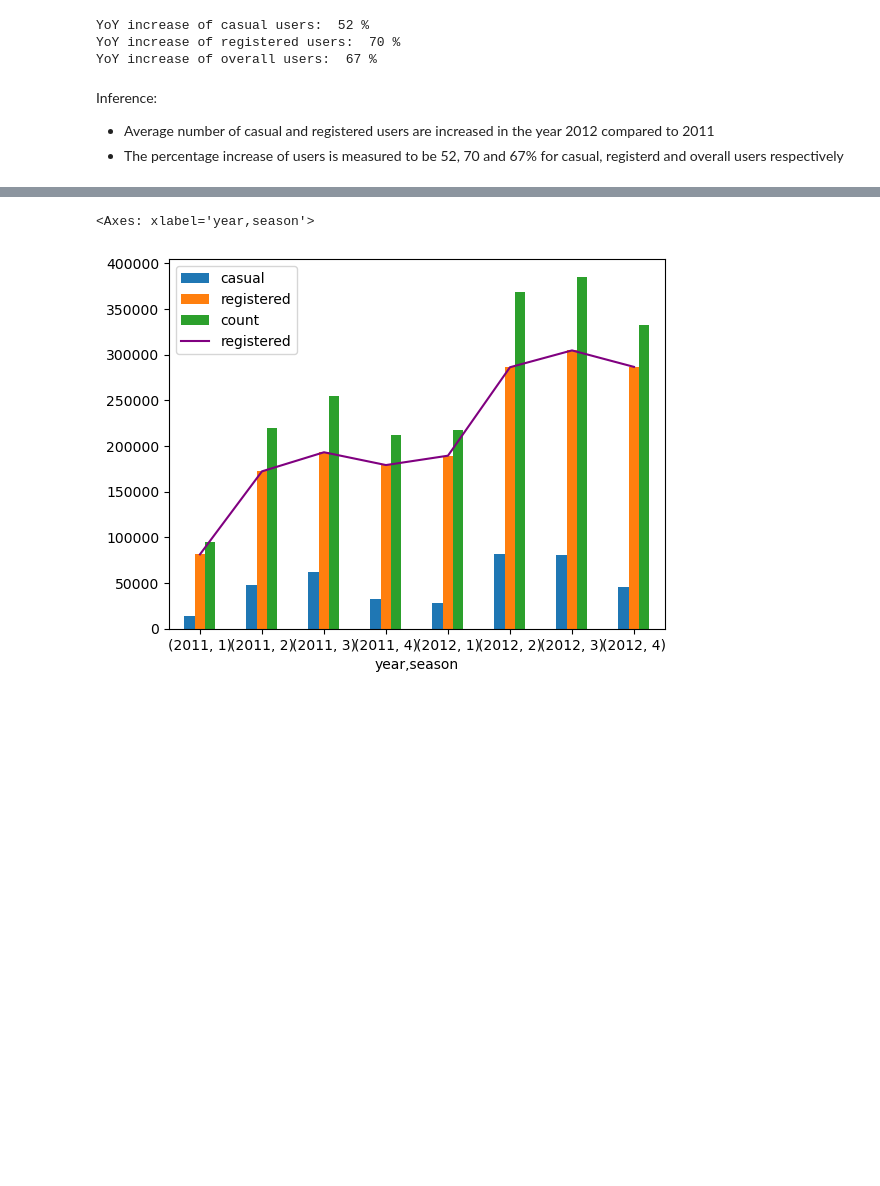
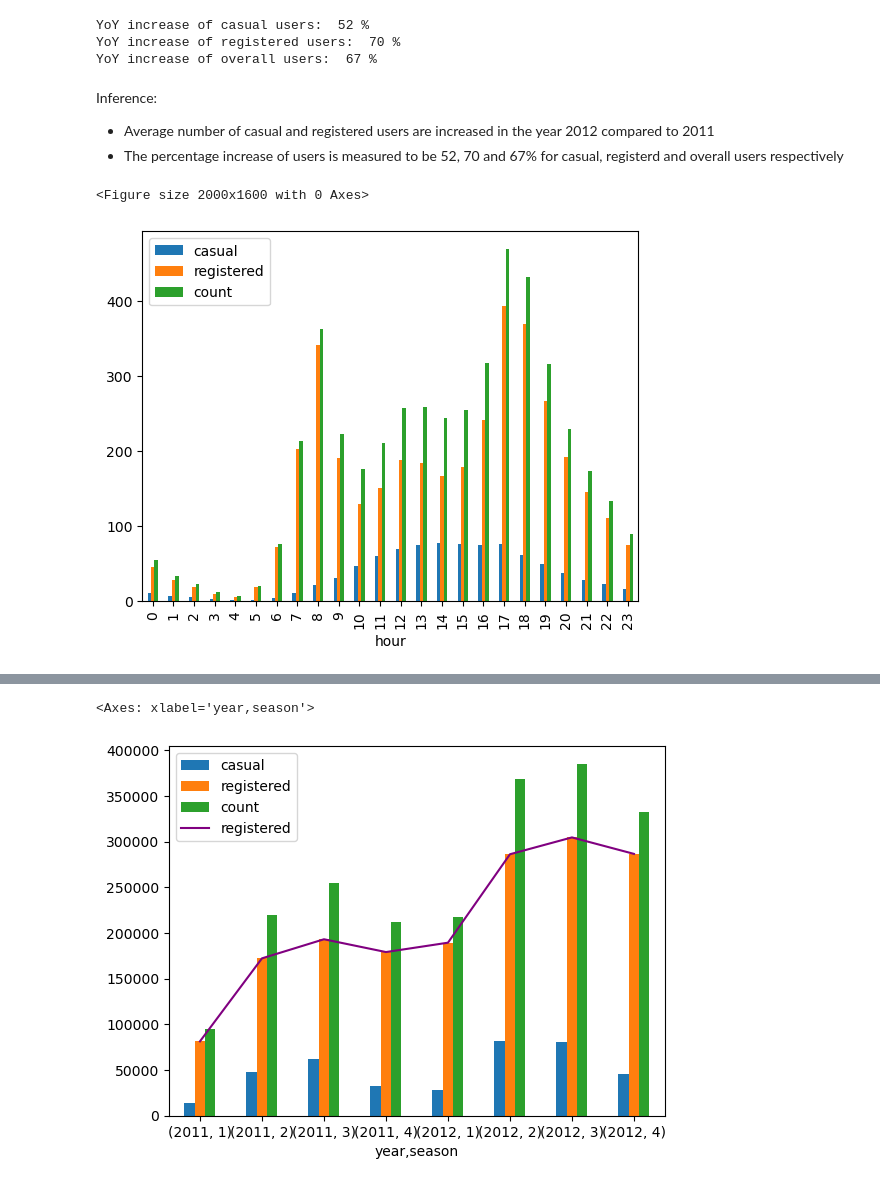
Before and after one commit to muthuganeshece/Business-Case-Study, a Jupyter notebook: Yulu/Notebook/Yulu_HypothesisTesting.ipynb, the cells around one changed output, grey strips where cells are left out. Drawn from its saved outputs; the diff is of its cells as text; code cells hidden in the pictures; blank space fills up the shorter version.

```diff
--- a/Yulu/Notebook/Yulu_HypothesisTesting.ipynb
+++ b/Yulu/Notebook/Yulu_HypothesisTesting.ipynb
@@ -210,3 +239,10 @@ YoY increase of overall users:  67 %
 Inference:
 - Average number of casual and registered users are increased in the year 2012 compared to 2011
 - The percentage increase of users is measured to be 52, 70 and 67% for casual, registerd and overall users respectively
+# %%
+plt.figure(figsize=(12,6))
+data.groupby('hour')[['casual', 'registered', 'count']].mean().plot(kind = 'bar')
+plt.show()
+# %% [output]
+<Figure size 2000x1600 with 0 Axes>
+[figure, added]
```
Also changed, not shown: parts of 27 cells of this notebook.
